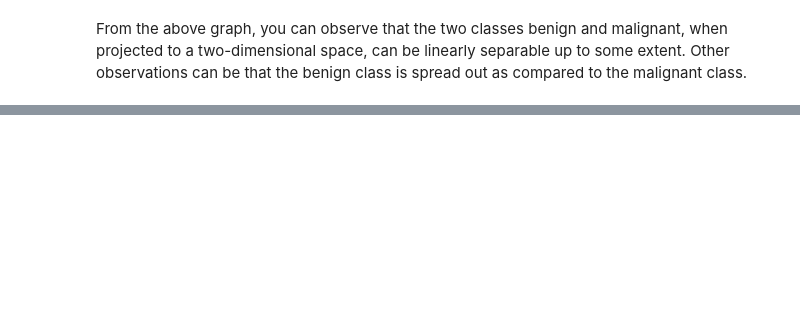
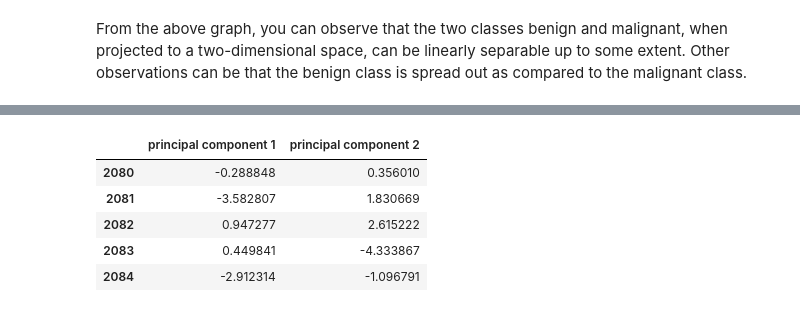
Before and after one commit to digitacs/4dv652-ml, a Jupyter notebook: notebooks/assignment8/mf223mp_pca.ipynb, the cells around one changed output, grey strips where cells are left out. Cells and saved outputs as stored; diff of their text form; code cells hidden in the pictures; blank space fills up the shorter version.

```diff
--- a/notebooks/assignment8/mf223mp_pca.ipynb
+++ b/notebooks/assignment8/mf223mp_pca.ipynb
@@ -110,0 +158,11 @@ From the above graph, you can observe that the two classes benign and malignant,
+# %%
+principal_data_Df = pd.DataFrame(data = principalComponents_data
+             , columns = ['principal component 1', 'principal component 2'])
+principal_data_Df.tail()
+# %% [output]
+|  | principal component 1 | principal component 2 |
+| 2080 | -0.288848 | 0.356010 |
+| 2081 | -3.582807 | 1.830669 |
+| 2082 | 0.947277 | 2.615222 |
+| 2083 | 0.449841 | -4.333867 |
+| 2084 | -2.912314 | -1.096791 |
```
Also changed, not shown: parts of 21 cells of this notebook, 1 other file.
